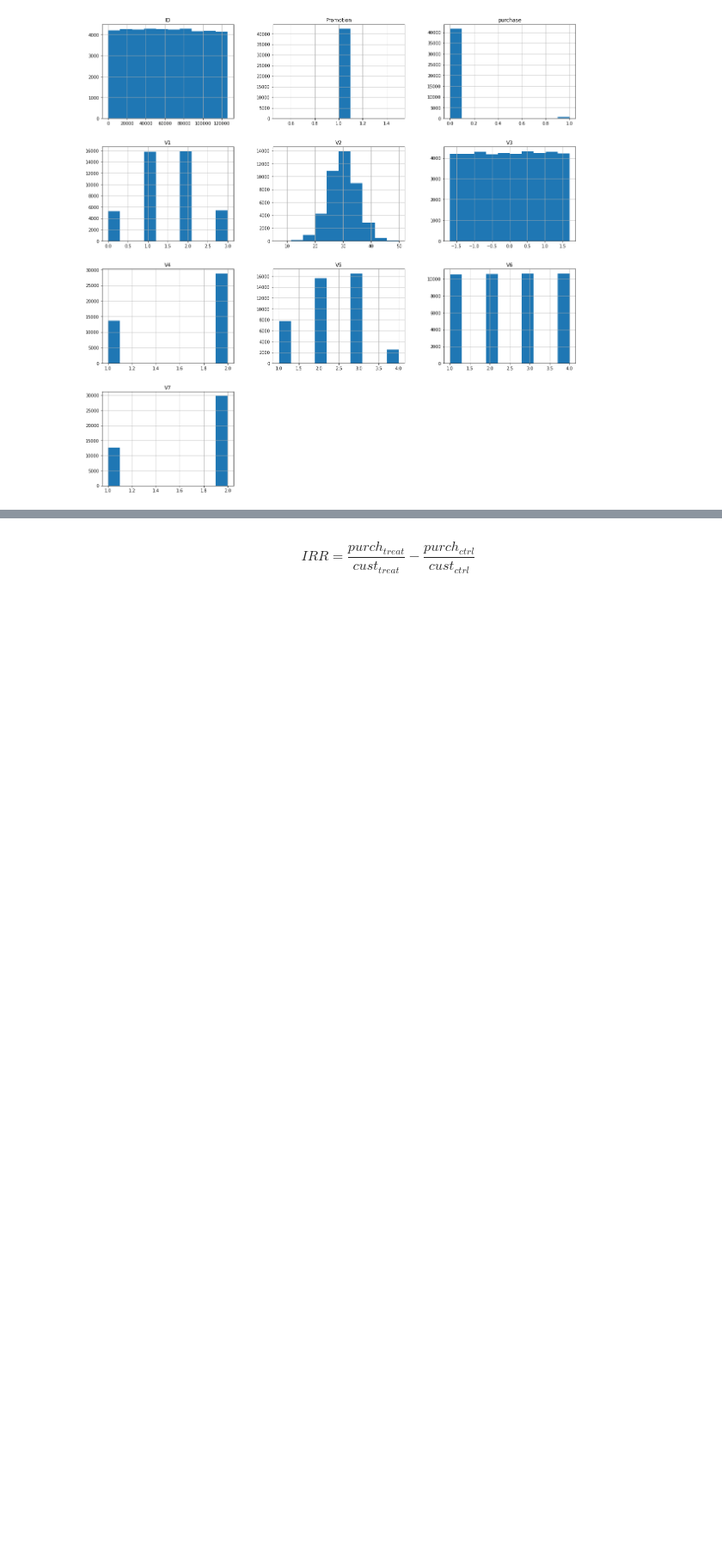
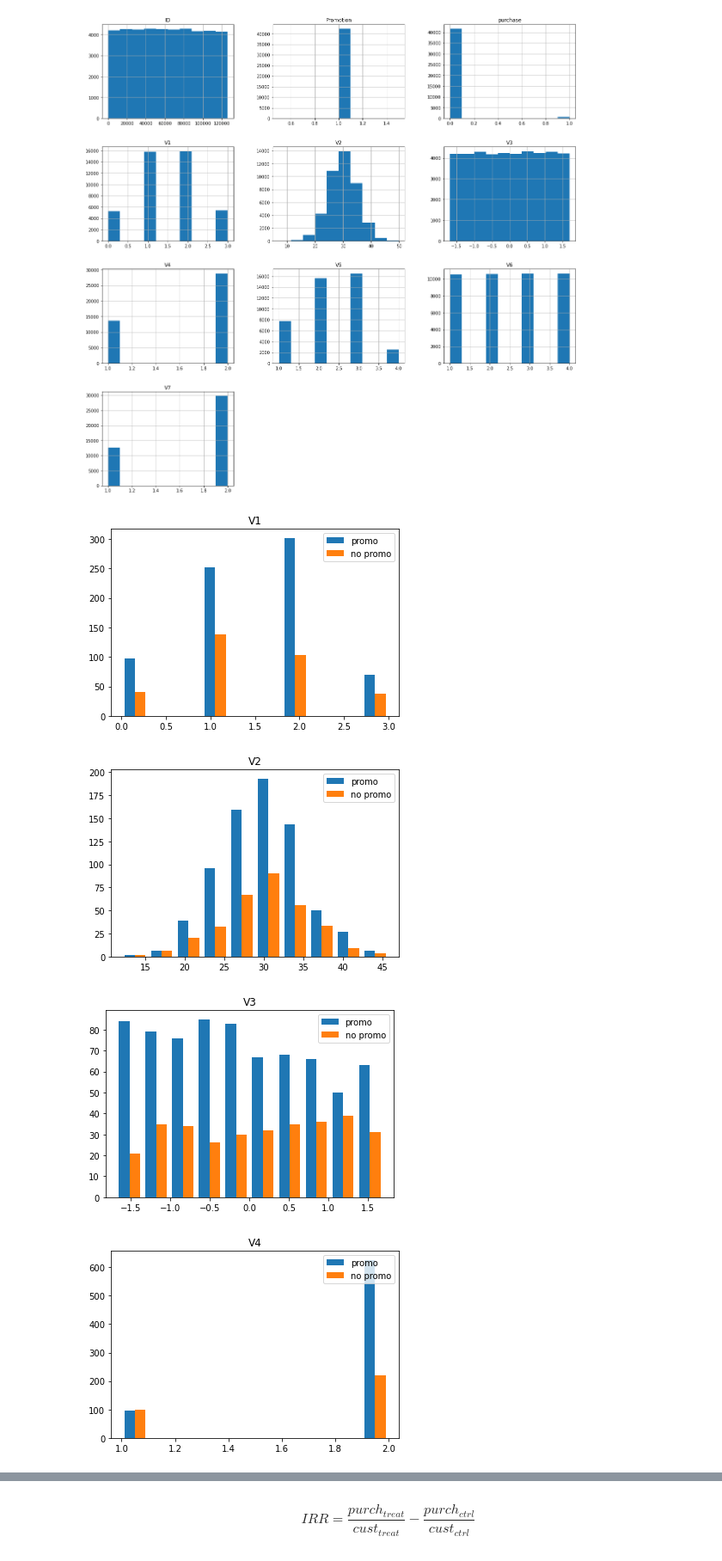
Before and after one commit to erikjamesmason/Starbucks_Exercise, a Jupyter notebook: Starbucks.ipynb, the cells around one changed output, grey strips where cells are left out. Shown at 86% size. Cells and saved outputs as stored; diff of their text form; code cells hidden in the pictures; blank space fills up the shorter version.

```diff
--- a/Starbucks.ipynb
+++ b/Starbucks.ipynb
@@ -230,0 +234,11 @@ no_promo_purch = no_promo_data.loc[no_promo_data['purchase']==1]
+# %%
+for f in features:
+    plt.hist([promo_purch_df[f], no_promo_purch[f]], label=['promo', 'no promo'])
+    plt.title(f)
+    plt.legend(loc='upper right')
+    plt.show()
+# %% [output]
+[figure, added]
+[figure, added]
+[figure, added]
+[figure, added]
```
Also changed, not shown: parts of 116 cells of this notebook.
